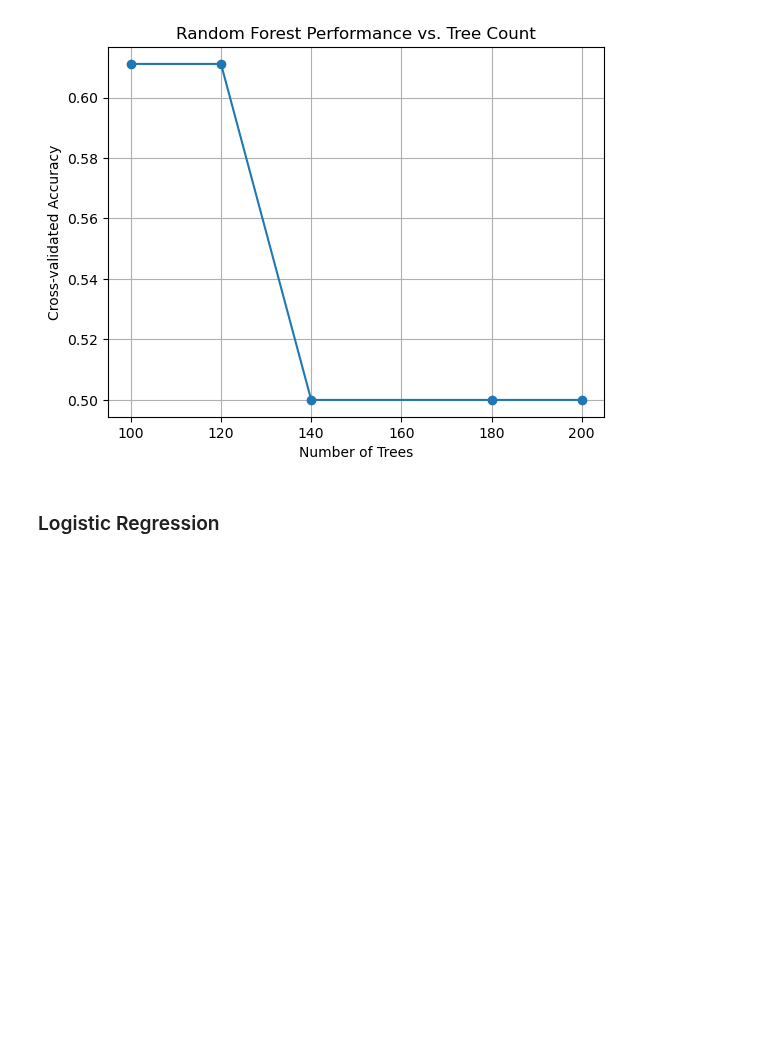
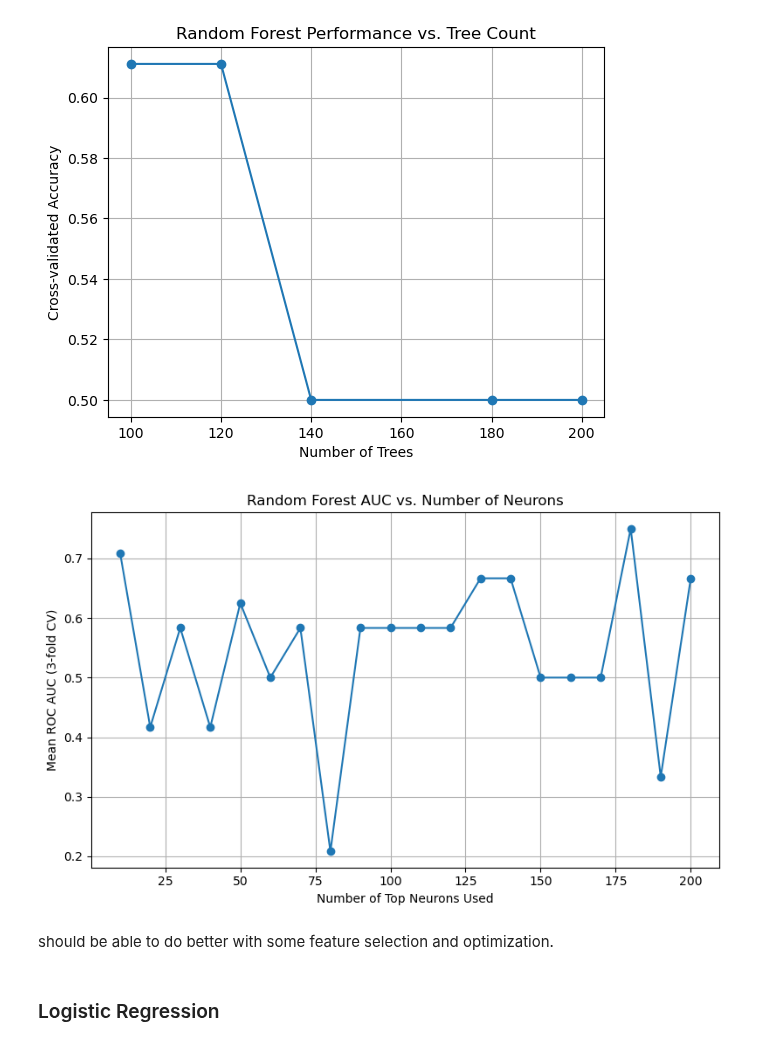
Before and after one commit to JHCelaya/FearDecoding, a Jupyter notebook: roughanalysis.ipynb, the cells around one changed output. Saved outputs shown, nothing was run; the diff lists cells and outputs as text; code cells hidden in the pictures; blank space fills up the shorter version.

Commit message:
Optimizing models

```diff
--- a/roughanalysis.ipynb
+++ b/roughanalysis.ipynb
@@ -628,6 +631,50 @@ plt.grid(True)
 plt.show()
 # %% [output]
 [figure]
+# %%
+from scipy.stats import pearsonr
+
+# Sort by absolute value of correlation
+sorted_neurons = sorted(neuron_correlations.items(), key=lambda x: abs(x[1]), reverse=True)
+
+# Extract just the neuron names
+ranked_neurons = [name for name, _ in sorted_neurons]
+# %%
+best_params = {
+    'n_estimators': 100,
+    'max_depth': None,
+    'max_features': 'sqrt',
+    'min_samples_leaf': 1,
+    'min_samples_split': 2
+}
+# %%
+from sklearn.model_selection import cross_val_score
+import matplotlib.pyplot as plt
+
+auc_scores = []
+neuron_counts = list(range(10, 201, 10))  # try top 10, 20, ..., 200
+
+for n in neuron_counts:
+    top_n = ranked_neurons[:n]
+    X_subset = X[top_n]
+
+    rf = RandomForestClassifier(**best_params, random_state=42)
+    auc = cross_val_score(rf, X_subset, y, cv=3, scoring='roc_auc').mean()
+    auc_scores.append(auc)
+
+# Plot results
+plt.figure(figsize=(8, 5))
+plt.plot(neuron_counts, auc_scores, marker='o')
+plt.xlabel("Number of Top Neurons Used")
+plt.ylabel("Mean ROC AUC (3-fold CV)")
+plt.title("Random Forest AUC vs. Number of Neurons")
+plt.grid(True)
+plt.tight_layout()
+plt.show()
+# %% [output]
+[figure, added]
+# %% [markdown]
+should be able to do better with some feature selection and optimization.
 # %% [markdown]
 ### Logistic Regression
 # %%
```
Also changed, not shown: parts of 4 cells of this notebook, 1 other file.
